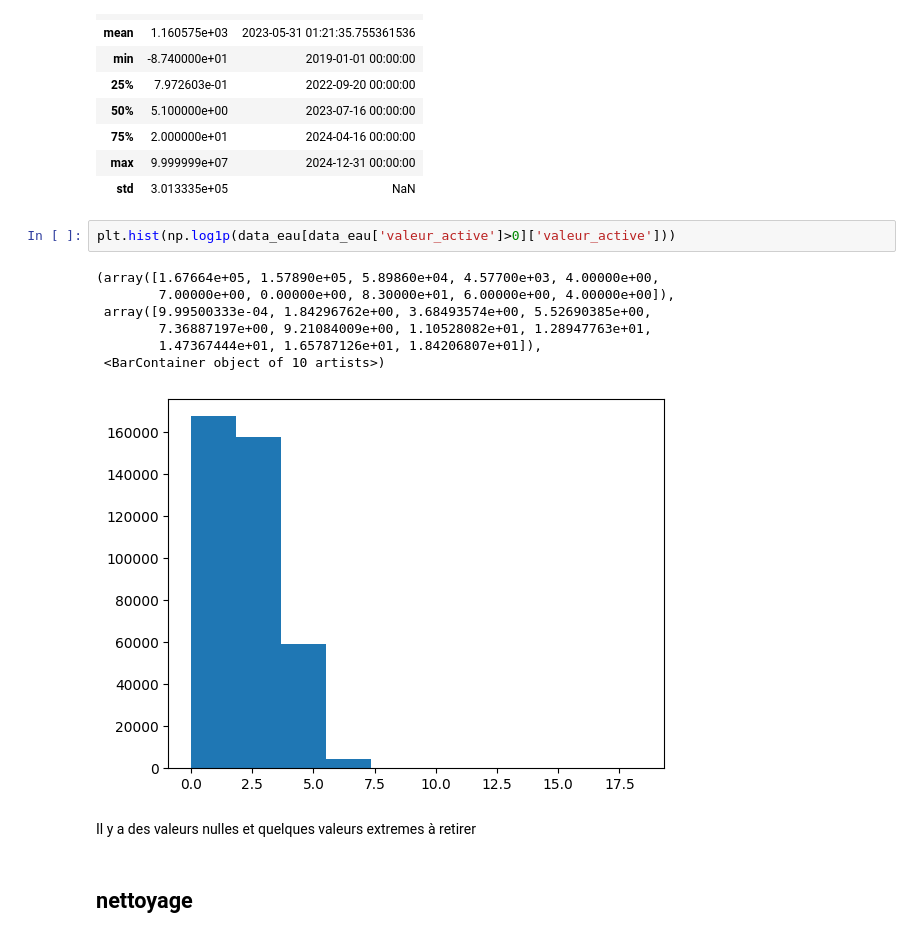
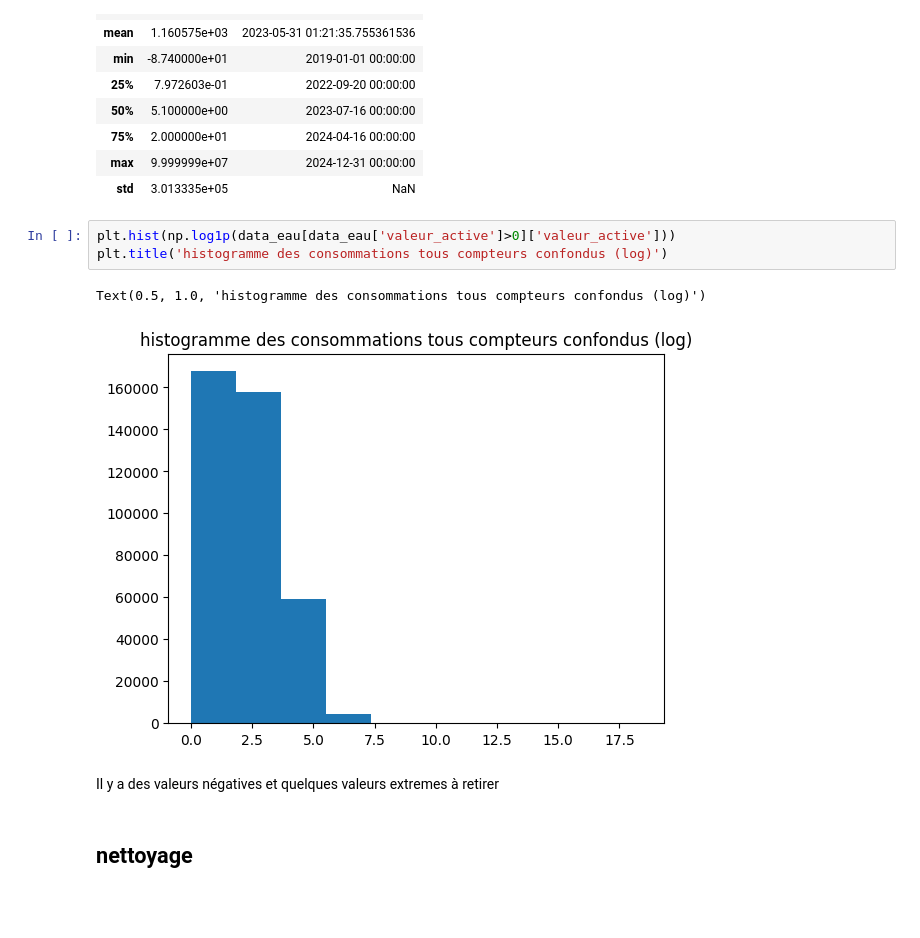
Before and after one commit to montagneForEver/ML_consommation_eau, a Jupyter notebook: exploration_finale.ipynb, the cells around one changed output. Cells and saved outputs as stored; diff of their text form; blank space fills up the shorter version.

```diff
--- a/exploration_finale.ipynb
+++ b/exploration_finale.ipynb
@@ -164,16 +164,12 @@ data_eau.describe()
 | std | 3.013335e+05 | NaN |
 # %%
 plt.hist(np.log1p(data_eau[data_eau['valeur_active']>0]['valeur_active']))
+plt.title('histogramme des consommations tous compteurs confondus (log)')
 # %% [output]
-(array([1.67664e+05, 1.57890e+05, 5.89860e+04, 4.57700e+03, 4.00000e+00,
-        7.00000e+00, 0.00000e+00, 8.30000e+01, 6.00000e+00, 4.00000e+00]),
- array([9.99500333e-04, 1.84296762e+00, 3.68493574e+00, 5.52690385e+00,
-        7.36887197e+00, 9.21084009e+00, 1.10528082e+01, 1.28947763e+01,
-        1.47367444e+01, 1.65787126e+01, 1.84206807e+01]),
- <BarContainer object of 10 artists>)
+Text(0.5, 1.0, 'histogramme des consommations tous compteurs confondus (log)')
-[figure, old version]
+[figure, new version]
 # %% [markdown]
-Il y a des valeurs nulles et quelques valeurs extremes à retirer
+Il y a des valeurs négatives et quelques valeurs extremes à retirer
 # %% [markdown]
 ## nettoyage
 # %% [markdown]
```
Also changed, not shown: parts of 3 cells of this notebook, 1 other file.
